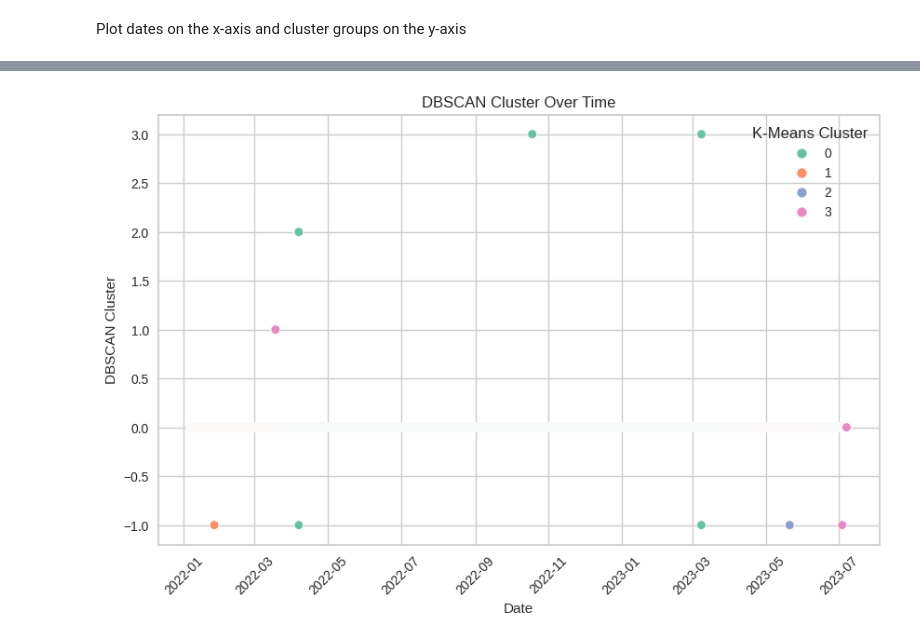
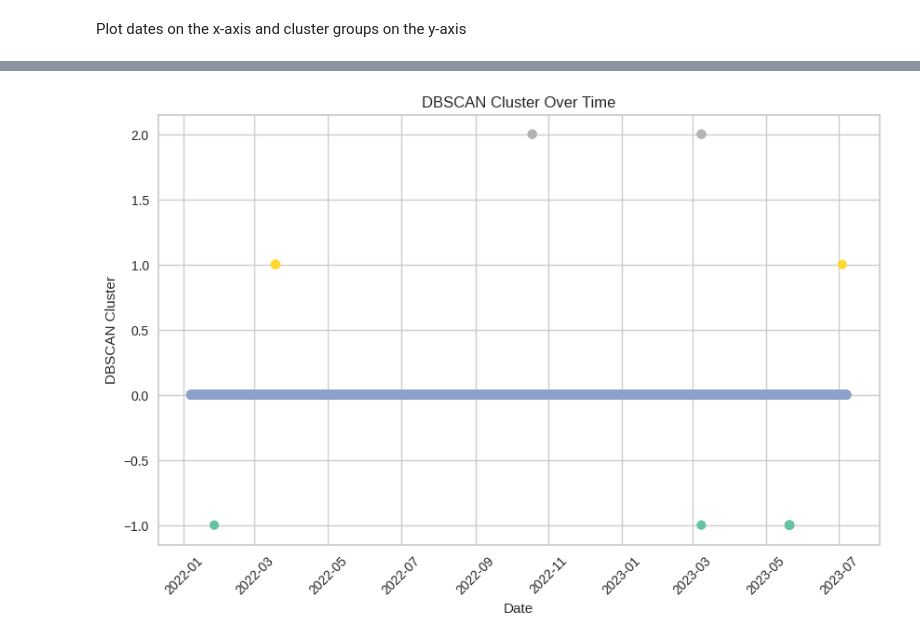
Before and after one commit to Matt17BR/ml4ds2324_cluster_analysis, a Jupyter notebook: scripts/cluster_analysis.ipynb, the cells around one changed output, grey strips where cells are left out. Saved outputs shown, nothing was run; the diff lists cells and outputs as text; code cells hidden in the pictures.

```diff
--- a/scripts/cluster_analysis.ipynb
+++ b/scripts/cluster_analysis.ipynb
@@ -132,7 +130,7 @@ plt.show()
 # %% [output]
 [figure]
 # %%
-dbscan = DBSCAN(eps=5, min_samples=5)
+dbscan = DBSCAN(eps=9, min_samples=3)
 plotting_df['DBSCAN Cluster'] = dbscan.fit_predict(data_clustering)
 
 sns.pairplot(plotting_df.drop('K-Means Cluster', axis=1), hue='DBSCAN Cluster', palette='Set2')
@@ -157,12 +155,12 @@ plt.show()
 # %%
 plt.figure(figsize=(10, 6))
-sns.scatterplot(data=plotting_df, x='Date', y='DBSCAN Cluster', hue='K-Means Cluster', palette='Set2')
-# plt.scatter(plotting_df['Date'], plotting_df['DBSCAN Cluster'], c=plotting_df['DBSCAN Cluster'], cmap='Set2')
+# sns.scatterplot(data=plotting_df, x='Date', y='DBSCAN Cluster', hue='DBSCAN Cluster', palette='Set2')
+plt.scatter(plotting_df['Date'], plotting_df['DBSCAN Cluster'], c=plotting_df['DBSCAN Cluster'], cmap='Set2')
 plt.title('DBSCAN Cluster Over Time')
 plt.xlabel('Date')
 plt.ylabel('DBSCAN Cluster')
 plt.grid(True)
 plt.xticks(rotation=45)
 plt.show()
 # %% [output]
-[figure, old version]
+[figure, new version]
```
Also changed, not shown: parts of 5 cells of this notebook, 1 other file.
